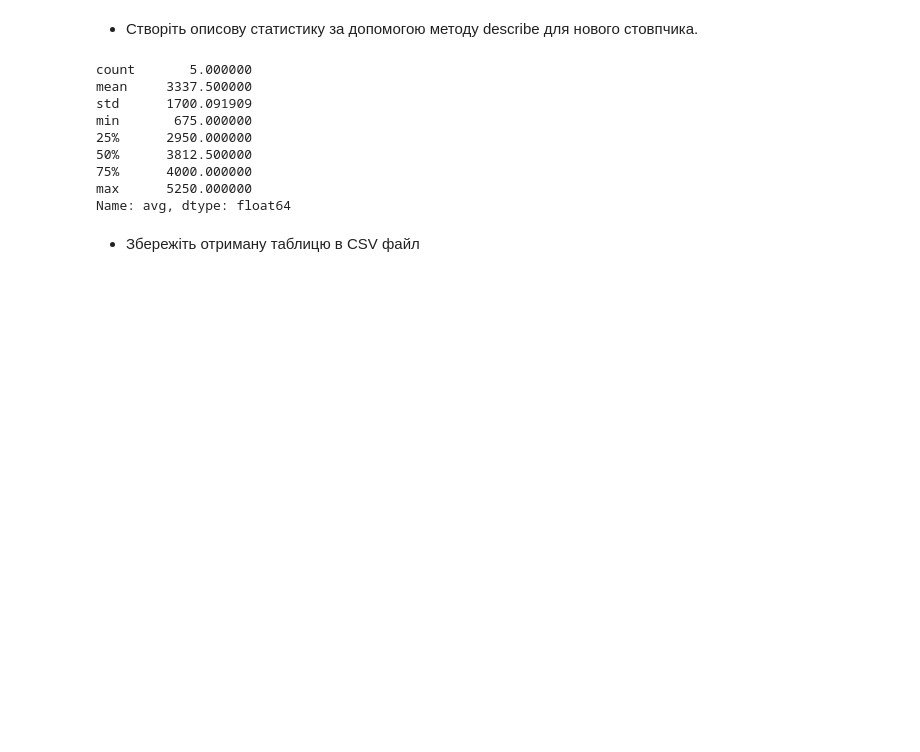
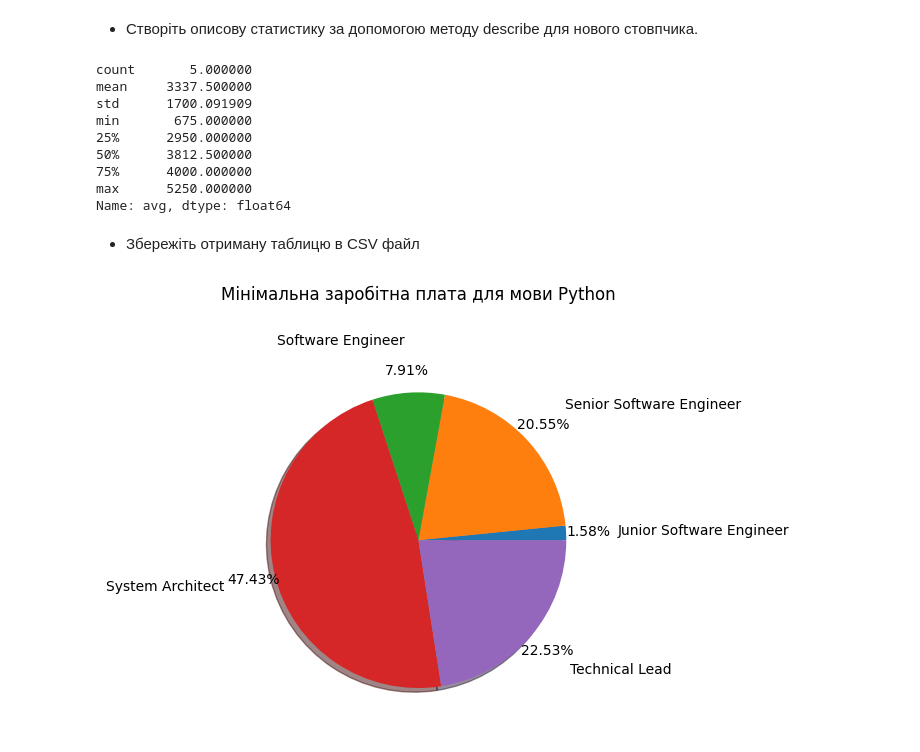
Before and after one commit to Naity83/DS_2, a Jupyter notebook: HW_2_2.ipynb, the cells around one changed output. Drawn from its saved outputs; the diff is of its cells as text; code cells hidden in the pictures; blank space fills up the shorter version.

```diff
--- a/HW_2_2.ipynb
+++ b/HW_2_2.ipynb
@@ -271,3 +271,16 @@ Name: avg, dtype: float64
 *   Збережіть отриману таблицю в CSV файл
 # %%
 salary.to_csv('salary_new_data.csv')
+# %%
+plt.pie(
+    salary['min'],
+    labels=salary.index,
+    shadow=True,
+    autopct="%.2f%%",
+    pctdistance=1.15,
+    labeldistance=1.35,
+)
+plt.title('Мінімальна заробітна плата для мови Python', pad=40)
+plt.show()
+# %% [output]
+[figure, added]
```
Also changed, not shown: parts of 2 cells of this notebook, 1 other file.
